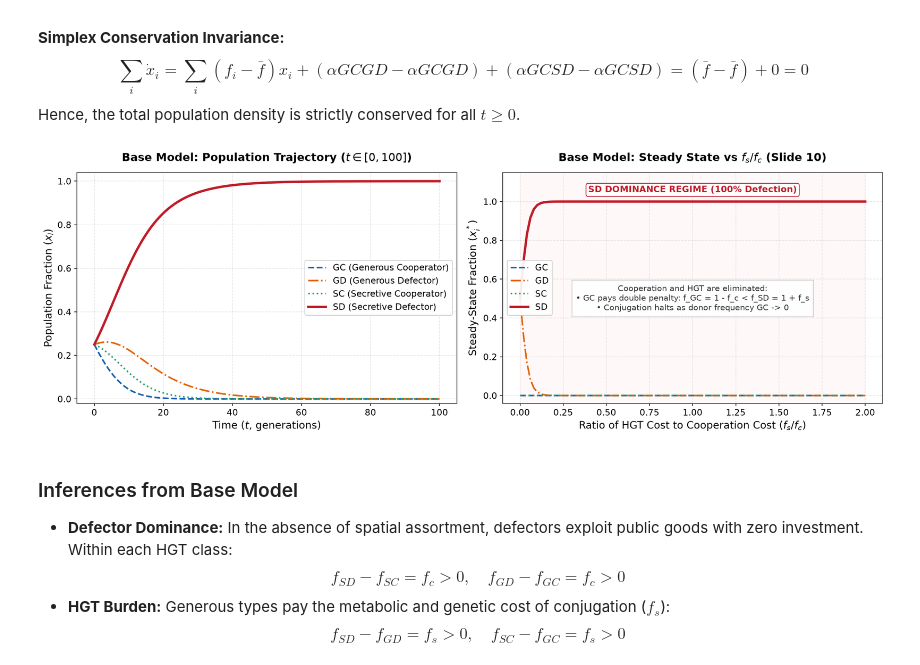
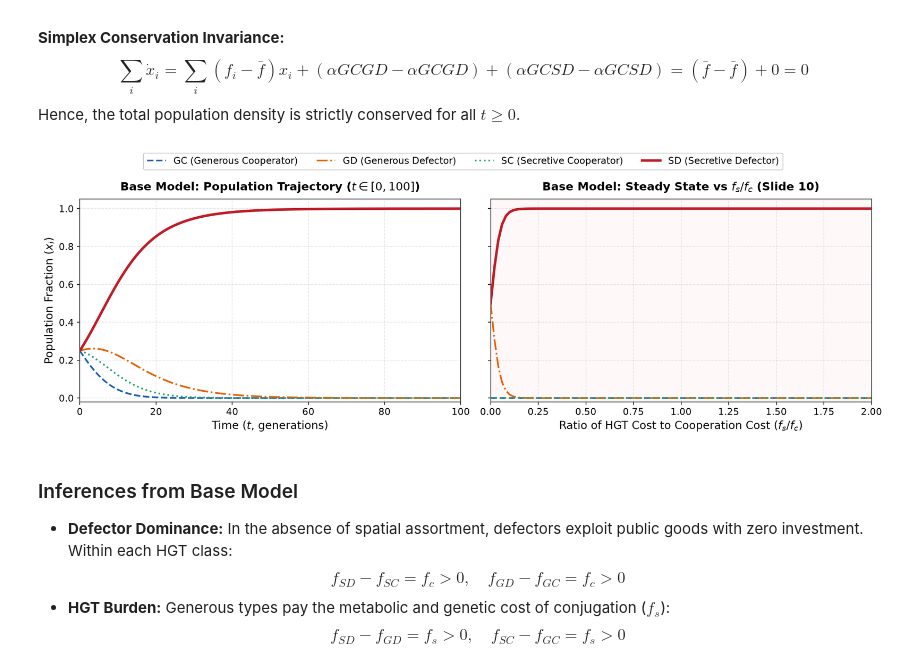
Before and after one commit to tshrayansh/To-Gossip-or-Not-To-Gossip, a Jupyter notebook: BEE26_To_Gossip_or_Not_To_Gossip.ipynb, the cells around one changed output. Saved outputs shown, nothing was run; the diff lists cells and outputs as text; code cells hidden in the pictures.

```diff
--- a/BEE26_To_Gossip_or_Not_To_Gossip.ipynb
+++ b/BEE26_To_Gossip_or_Not_To_Gossip.ipynb
@@ -28,6 +28,7 @@ This project systematically reconstructs the mathematical framework presented at
 import numpy as np
 import scipy.integrate as spi
 import matplotlib.pyplot as plt
+from matplotlib.lines import Line2D
 
 # Global Typography & Clean Aesthetic Configuration (Zero-Overlap Guaranteed)
 plt.rcParams.update({
@@ -35,12 +36,12 @@ plt.rcParams.update({
     "font.family": "sans-serif",
     "font.size": 11,
     "axes.labelsize": 13,
-    "axes.titlesize": 14,
+    "axes.titlesize": 13.5,
     "axes.titleweight": "bold",
     "xtick.labelsize": 11,
     "ytick.labelsize": 11,
     "legend.fontsize": 11,
-    "figure.titlesize": 16,
+    "figure.titlesize": 15,
     "figure.titleweight": "bold",
     "figure.dpi": 150,
     "axes.spines.top": True,
@@ -55,13 +56,10 @@ plt.rcParams.update({
 
 # Strictly Unified Color Palette
 COLOR_GC = "#1a5fb4"        # Generous Cooperator (Cobalt Blue)
-COLOR_GC_MINUS = "#62a0ea"  # Plasmid-free GC (Light Blue)
 COLOR_GD = "#e66100"        # Generous Defector (Amber Orange)
-COLOR_GD_MINUS = "#f69846"  # Plasmid-free GD (Light Orange)
 COLOR_SC = "#26a269"        # Secretive Cooperator (Forest Green)
-COLOR_SC_MINUS = "#57e389"  # Plasmid-free SC (Mint Green)
+COLOR_SD = "#c01c28"        # Secretive Defector (Crimson Red)
 COLOR_SC_PLUS = "#8e24aa"   # Plasmid-bearing SC (Vibrant Purple)
-COLOR_SD = "#c01c28"        # Secretive Defector (Crimson Red)
 COLOR_SD_PLUS = "#681313"   # Plasmid-bearing SD (Deep Maroon)
 
 # Shading tones
@@ -140,60 +138,59 @@ def base_model_ode(t, y, alpha, fc, fs):
 t_span = (0, 100)
 t_eval = np.linspace(0, 100, 500)
 y0 = [0.25, 0.25, 0.25, 0.25]
 alpha = 0.1
 fc = 0.2
 fs = 0.1
 
 sol_base = spi.solve_ivp(base_model_ode, t_span, y0, args=(alpha, fc, fs), t_eval=t_eval, method='RK45')
 
 # 2. Parameter sweep vs fs / fc (Slide 10)
 ratios = np.linspace(0.0, 2.0, 101)
 base_sweep = []
 for r in ratios:
     sol = spi.solve_ivp(base_model_ode, (0, 200), y0, args=(alpha, fc, r * fc), method='RK45')
     final = np.maximum(0, sol.y[:, -1])
     base_sweep.append(final / np.sum(final))
 base_sweep = np.array(base_sweep)
 
-# Clean, non-overlapping figure layout
-fig, (ax1, ax2) = plt.subplots(1, 2, figsize=(15, 5.2))
+# Clean, non-overlapping figure layout (Zero text inside data area)
+fig, (ax1, ax2) = plt.subplots(1, 2, figsize=(14, 4.6), sharey=True)
 
 # Subplot 1: Trajectory
-ax1.plot(sol_base.t, sol_base.y[0], label="GC (Generous Cooperator)", color=COLOR_GC, linestyle="--", linewidth=2.0)
-ax1.plot(sol_base.t, sol_base.y[1], label="GD (Generous Defector)", color=COLOR_GD, linestyle="-.", linewidth=2.0)
-ax1.plot(sol_base.t, sol_base.y[2], label="SC (Secretive Cooperator)", color=COLOR_SC, linestyle=":", linewidth=2.0)
-ax1.plot(sol_base.t, sol_base.y[3], label="SD (Secretive Defector)", color=COLOR_SD, linestyle="-", linewidth=3.0)
-ax1.set_title("Base Model: Population Trajectory ($t \\in [0, 100]$)", pad=14)
+ax1.plot(sol_base.t, sol_base.y[0], color=COLOR_GC, linestyle="--", linewidth=2.0)
+ax1.plot(sol_base.t, sol_base.y[1], color=COLOR_GD, linestyle="-.", linewidth=2.0)
+ax1.plot(sol_base.t, sol_base.y[2], color=COLOR_SC, linestyle=":", linewidth=2.0)
+ax1.plot(sol_base.t, sol_base.y[3], color=COLOR_SD, linestyle="-", linewidth=3.0)
+ax1.set_title("Base Model: Population Trajectory ($t \\in [0, 100]$)", pad=10)
 ax1.set_xlabel("Time ($t$, generations)")
 ax1.set_ylabel("Population Fraction ($x_i$)")
-ax1.set_ylim(-0.02, 1.04)
-ax1.legend(loc="center right", framealpha=0.92)
+ax1.set_xlim(0, 100)
+ax1.set_ylim(-0.02, 1.05)
 
 # Subplot 2: Bifurcation (Slide 10)
-ax2.plot(ratios, base_sweep[:, 0], label="GC", color=COLOR_GC, linestyle="--", linewidth=2.0)
-ax2.plot(ratios, base_sweep[:, 1], label="GD", color=COLOR_GD, linestyle="-.", linewidth=2.0)
-ax2.plot(ratios, base_sweep[:, 2], label="SC", color=COLOR_SC, linestyle=":", linewidth=2.0)
-ax2.plot(ratios, base_sweep[:, 3], label="SD", color=COLOR_SD, linestyle="-", linewidth=3.0)
+ax2.plot(ratios, base_sweep[:, 0], color=COLOR_GC, linestyle="--", linewidth=2.0)
+ax2.plot(ratios, base_sweep[:, 1], color=COLOR_GD, linestyle="-.", linewidth=2.0)
+ax2.plot(ratios, base_sweep[:, 2], color=COLOR_SC, linestyle=":", linewidth=2.0)
+ax2.plot(ratios, base_sweep[:, 3], color=COLOR_SD, linestyle="-", linewidth=3.0)
 ax2.axvspan(0.0, 2.0, color=SHADE_SD, alpha=0.35)
-ax2.set_title("Base Model: Steady State vs $f_s / f_c$ (Slide 10)", pad=14)
+ax2.set_title("Base Model: Steady State vs $f_s / f_c$ (Slide 10)", pad=10)
 ax2.set_xlabel(r"Ratio of HGT Cost to Cooperation Cost ($f_s / f_c$)")
-ax2.set_ylabel("Steady-State Fraction ($x_i^*$)")
-ax2.set_ylim(-0.04, 1.15)
-ax2.text(1.0, 1.06, "SD DOMINANCE REGIME (100% Defection)",
-         ha="center", va="center", color=COLOR_SD, fontweight="bold",
-         bbox=dict(boxstyle="round,pad=0.25", facecolor="white", edgecolor=COLOR_SD, linewidth=1.0))
-ax2.text(1.0, 0.50,
-         "Cooperation and HGT are eliminated:\n"
-         "• GC pays double penalty: f_GC = 1 - f_c < f_SD = 1 + f_s\n"
-         "• Conjugation halts as donor frequency GC -> 0",
-         ha="center", va="center", fontsize=10, color="#333333",
-         bbox=dict(boxstyle="square,pad=0.5", facecolor="#ffffff", edgecolor="#cccccc", alpha=0.9))
-ax2.legend(loc="center left", framealpha=0.92)
+ax2.set_xlim(0.0, 2.0)
+
+# Single shared legend placed ONCE outside data area
+handles = [
+    Line2D([0], [0], color=COLOR_GC, linestyle="--", linewidth=2.0, label="GC (Generous Cooperator)"),
+    Line2D([0], [0], color=COLOR_GD, linestyle="-.", linewidth=2.0, label="GD (Generous Defector)"),
+    Line2D([0], [0], color=COLOR_SC, linestyle=":", linewidth=2.0, label="SC (Secretive Cooperator)"),
+    Line2D([0], [0], color=COLOR_SD, linestyle="-", linewidth=2.8, label="SD (Secretive Defector)")
+]
+fig.legend(handles=handles, loc="upper center", bbox_to_anchor=(0.5, 1.04), ncol=4, framealpha=0.95, edgecolor="#cccccc")
 
 plt.tight_layout()
+plt.subplots_adjust(top=0.86)
 plt.show()
 # %% [output]
-[figure, old version]
+[figure, new version]
 # %% [markdown]
 ### Inferences from Base Model
 - **Defector Dominance:** In the absence of spatial assortment, defectors exploit public goods with zero investment. Within each HGT class:
```
Also changed, not shown: parts of 6 cells of this notebook, 11 other files.
